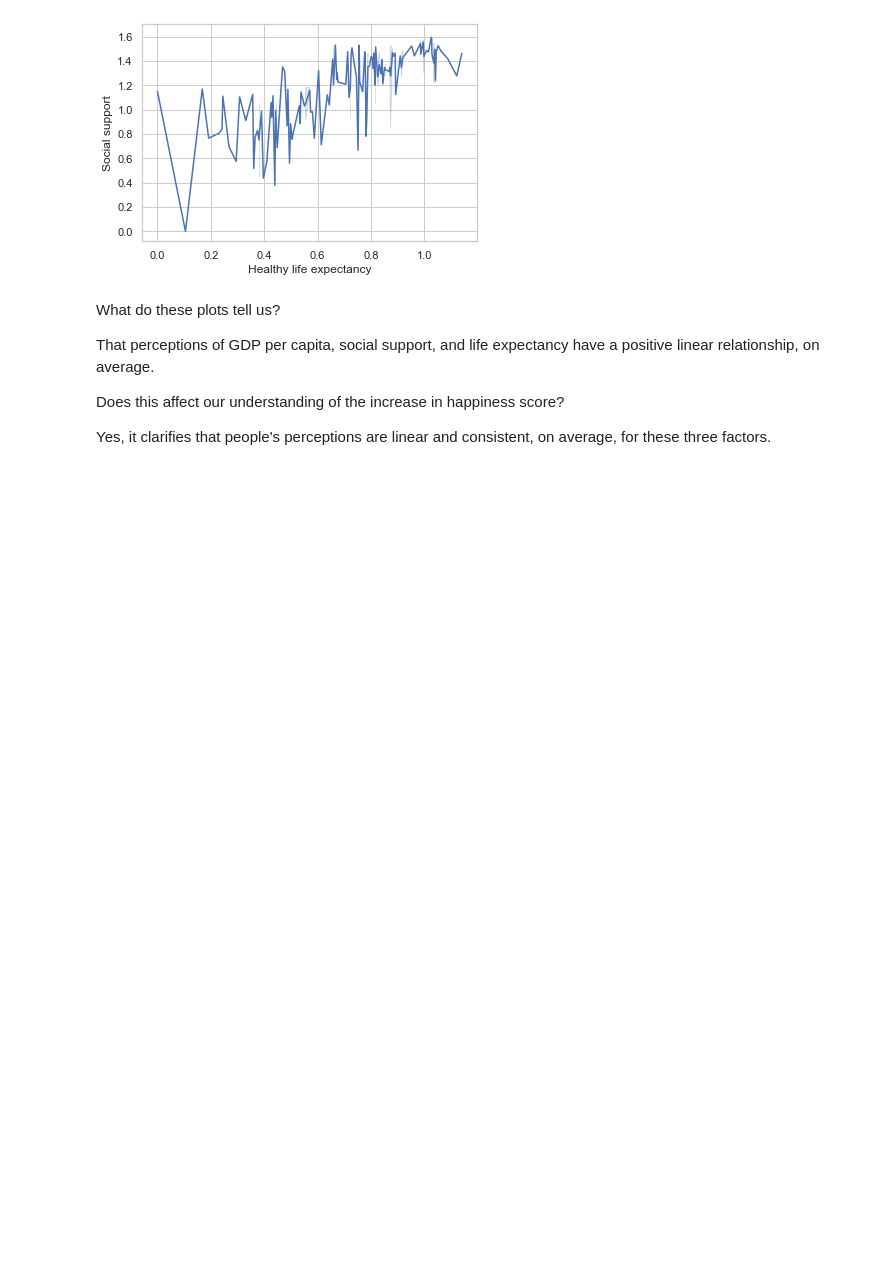
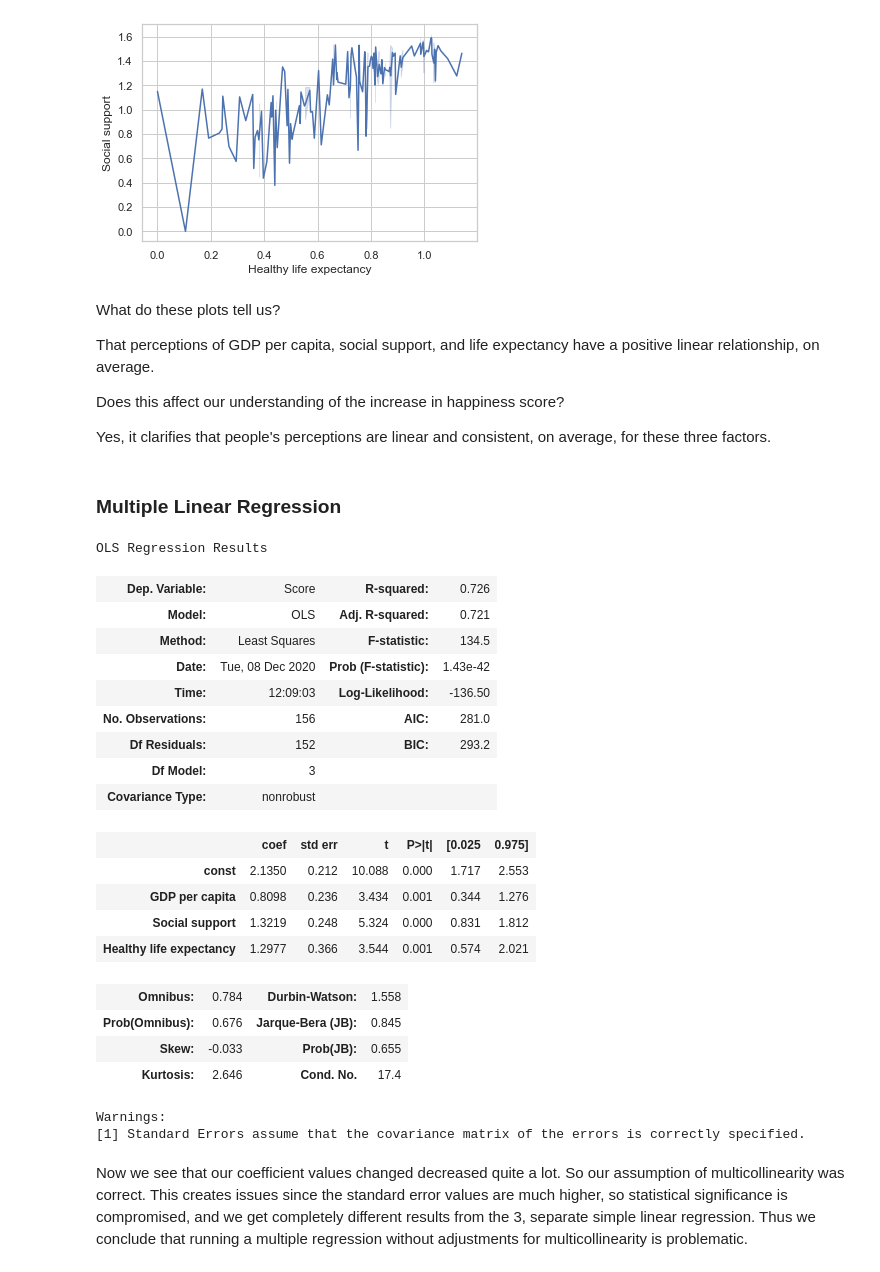
Before and after one commit to chapmal1/project1, a Jupyter notebook: project1.ipynb, the cells around one changed output. Cells and saved outputs as stored; diff of their text form; code cells hidden in the pictures; blank space fills up the shorter version.

```diff
--- a/project1.ipynb
+++ b/project1.ipynb
@@ -144,7 +144,8 @@ We will use the regression analysis to see how each of our three top variables a
 # %%
 # for GDP per capita on Happiness Score
 
-reg1 = sm.OLS(data["Score"], data["GDP per capita"])
+data['const'] = 1  # set a constant (only need to do this once)
+reg1 = sm.OLS(data["Score"], data[["const","GDP per capita"]])
 results = reg1.fit()
 print(results.summary())
 # %% [output]
@@ -321,3 +293,35 @@ That perceptions of GDP per capita, social support, and life expectancy have a p
 Does this affect our understanding of the increase in happiness score?
 
 Yes, it clarifies that people's perceptions are linear and consistent, on average, for these three factors.
+# %% [markdown]
+### Multiple Linear Regression
+# %%
+X = data[["const", "GDP per capita", "Social support", "Healthy life expectancy"]]
+y = data["Score"]
+model = sm.OLS(y, X).fit()
+predictions = model.predict(X)
+model.summary()
+# %% [output]
+OLS Regression Results
+| Dep. Variable: | Score | R-squared: | 0.726 |
+| Model: | OLS | Adj. R-squared: | 0.721 |
+| Method: | Least Squares | F-statistic: | 134.5 |
+| Date: | Tue, 08 Dec 2020 | Prob (F-statistic): | 1.43e-42 |
+| Time: | 12:09:03 | Log-Likelihood: | -136.50 |
+| No. Observations: | 156 | AIC: | 281.0 |
+| Df Residuals: | 152 | BIC: | 293.2 |
+| Df Model: | 3 |  |  |
+| Covariance Type: | nonrobust |  |  |
+|  | coef | std err | t | P>|t| | [0.025 | 0.975] |
+| const | 2.1350 | 0.212 | 10.088 | 0.000 | 1.717 | 2.553 |
+| GDP per capita | 0.8098 | 0.236 | 3.434 | 0.001 | 0.344 | 1.276 |
+| Social support | 1.3219 | 0.248 | 5.324 | 0.000 | 0.831 | 1.812 |
+| Healthy life expectancy | 1.2977 | 0.366 | 3.544 | 0.001 | 0.574 | 2.021 |
+| Omnibus: | 0.784 | Durbin-Watson: | 1.558 |
+| Prob(Omnibus): | 0.676 | Jarque-Bera (JB): | 0.845 |
+| Skew: | -0.033 | Prob(JB): | 0.655 |
+| Kurtosis: | 2.646 | Cond. No. | 17.4 |
+Warnings:
+[1] Standard Errors assume that the covariance matrix of the errors is correctly specified.
+# %% [markdown]
+Now we see that our coefficient values changed decreased quite a lot. So our assumption of multicollinearity was correct. This creates issues since the standard error values are much higher, so statistical significance is compromised, and we get completely different results from the 3, separate simple linear regression. Thus we conclude that running a multiple regression without adjustments for multicollinearity is problematic.
```
Also changed, not shown: parts of 7 cells of this notebook.
